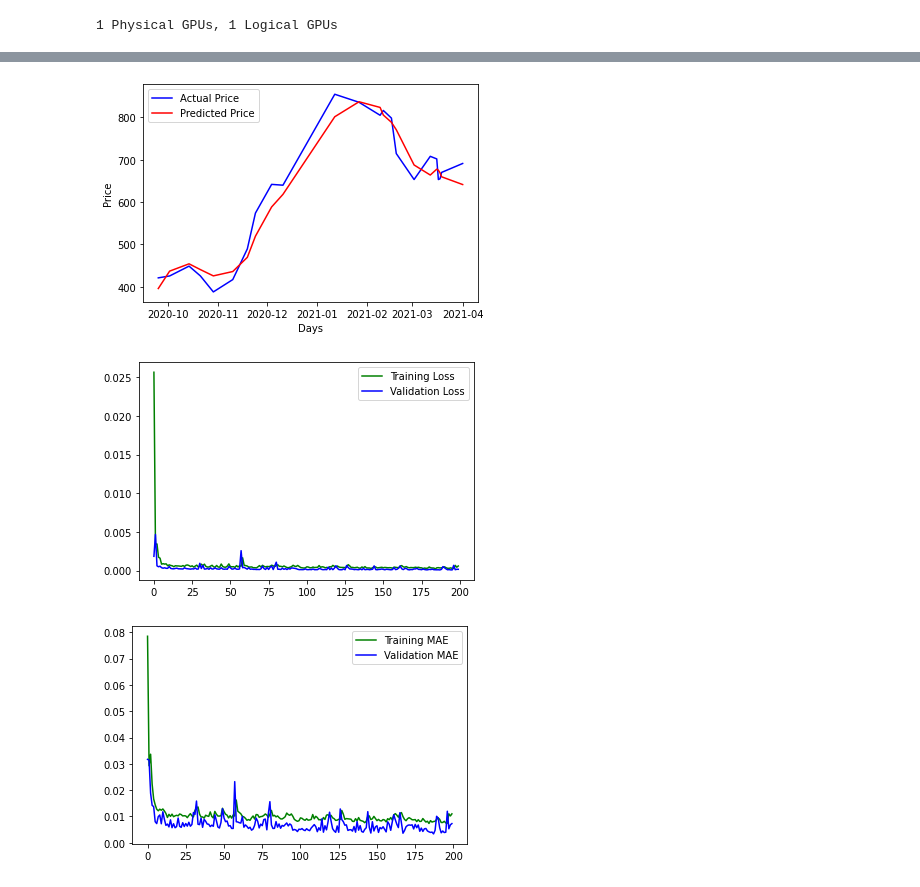
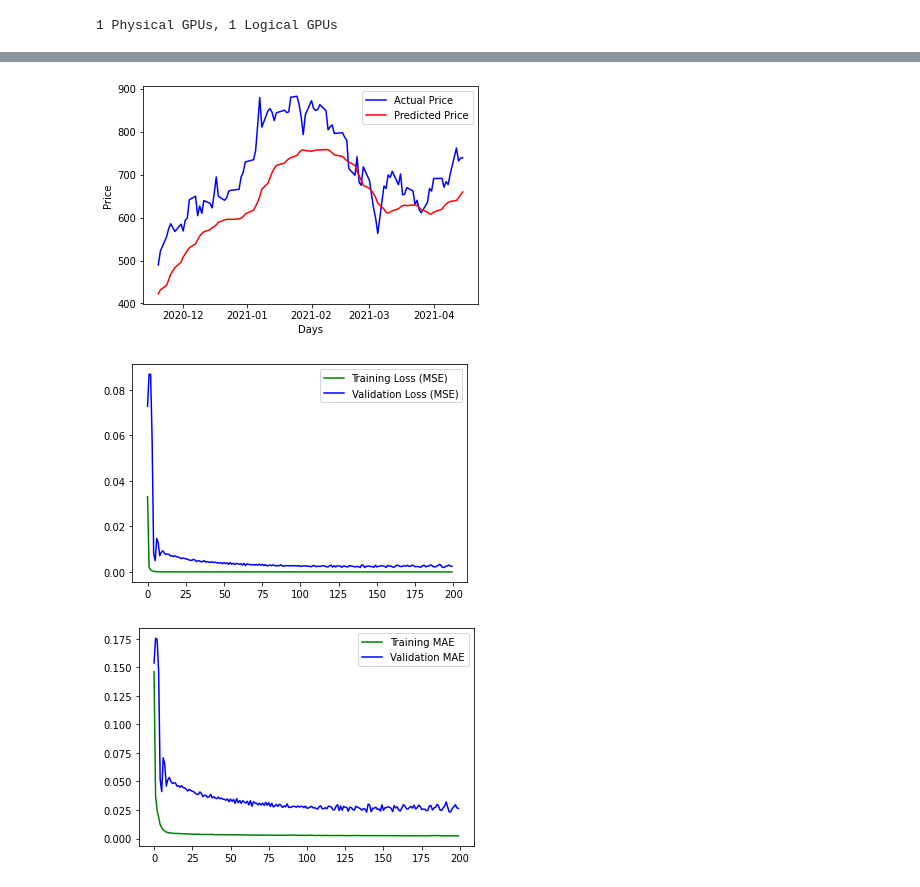
Before and after one commit to MKL0501/ML_CryptoStock_Tracking, a Jupyter notebook: Stock_Trainer.ipynb, the cells around one changed output, grey strips where cells are left out. Saved outputs shown, nothing was run; the diff lists cells and outputs as text; code cells hidden in the pictures.

```diff
--- a/Stock_Trainer.ipynb
+++ b/Stock_Trainer.ipynb
@@ -350,13 +63,0 @@ _________________________________________________________________
-# %%
-# In[Train Model]
-
-history = model.fit(
-                    x = x_train,
-                    y = y_train,
-                    epochs = epoch,
-                    batch_size = batch,
-                    shuffle = False,
-                    validation_data = (x_val, y_val),
-                    validation_freq = val_freq,
-                    #callbacks = [EarlyStopping(patience = wait)]
-                   )
@@ -381,9 +63,0 @@ Epoch 200/200
-# %%
-# In[Test Model]
-
-model.evaluate(
-               x = x_test,
-               y = y_test
-              )
-
-y_pred = model.predict(x_test)
@@ -601,26 +193,26 @@ def create_model(sequence_length, n_features, units=256, cell=LSTM, n_layers=2,
     return model
 # %%
 # Window size or the sequence length
-N_STEPS = 100
+N_STEPS = 60
 # Lookup step, 1 is the next day
 LOOKUP_STEP = 1
 # whether to scale feature columns & output price as well
 SCALE = True
 scale_str = f"sc-{int(SCALE)}"
 # whether to shuffle the dataset
-SHUFFLE = True
+SHUFFLE = False
 shuffle_str = f"sh-{int(SHUFFLE)}"
 # whether to split the training/testing set by date
 SPLIT_BY_DATE = False
 split_by_date_str = f"sbd-{int(SPLIT_BY_DATE)}"
 # test ratio size, 0.2 is 20%
-TEST_SIZE = 0.2
+TEST_SIZE = 0.25
 # features to use
 FEATURE_COLUMNS = ["adjclose", "volume", "open", "high", "low"]
 # date now
 date_now = time.strftime("%Y-%m-%d")
 ### model parameters
-N_LAYERS = 4
+N_LAYERS = 6
 # LSTM cell
 CELL = LSTM
 # LSTM neurons
@@ -628,7 +220,7 @@ UNITS = 512
 # 40% dropout
 DROPOUT = 0.4
 # whether to use bidirectional RNNs
-BIDIRECTIONAL = False
+BIDIRECTIONAL = True
 ### training parameters
 # mean absolute error loss
 LOSS = "mse"
@@ -792,30 +406,30 @@ final_df.to_csv(csv_filename)
 # %%
 # Plots true price and predicted prices
 def plot_graph(test_df):
-    plt.plot(test_df[f'true_adjclose_{LOOKUP_STEP}'][500:], c='b')
-    plt.plot(test_df[f'adjclose_{LOOKUP_STEP}'][500:], c='r')
+    plt.plot(test_df[f'true_adjclose_{LOOKUP_STEP}'][-100:], c='b')
+    plt.plot(test_df[f'adjclose_{LOOKUP_STEP}'][-100:], c='r')
     plt.xlabel("Days")
     plt.ylabel("Price")
     plt.legend(["Actual Price", "Predicted Price"])
     plt.show()
 
 plot_graph(final_df)
 # %% [output]
-[figure, old version]
+[figure, new version]
 # %%
 # In[Graph Results]
 
 #plot loss
 plt.plot(
          history.history['loss'],
-         label = 'Training Loss',
+         label = 'Training Loss (MSE)',
          color = 'green',
          linestyle = 'solid'
         )
 
 plt.plot(
          history.history['val_loss'],
-         label = 'Validation Loss',
+         label = 'Validation Loss (MSE)',
          color = 'blue',
          linestyle = 'solid'
         )
@@ -842,8 +456,8 @@ plt.plot(
 plt.legend()
 plt.show()
 # %% [output]
-[figure, old version]
+[figure, new version]
-[figure, old version]
+[figure, new version]
 # %%
 # In[Buy/Sell/Hold]
 
```
Also changed, not shown: parts of 20 cells of this notebook, 1 other file.
